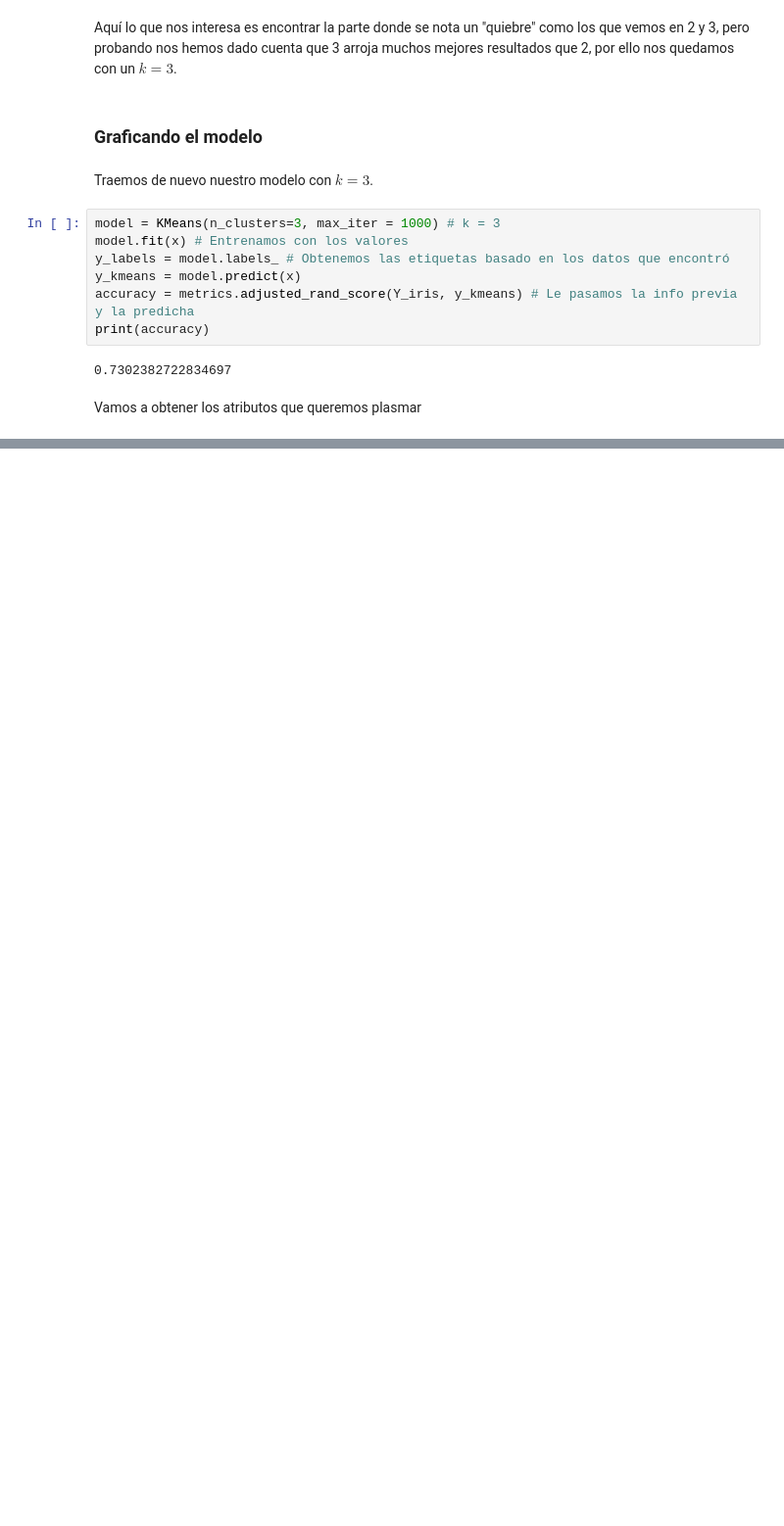
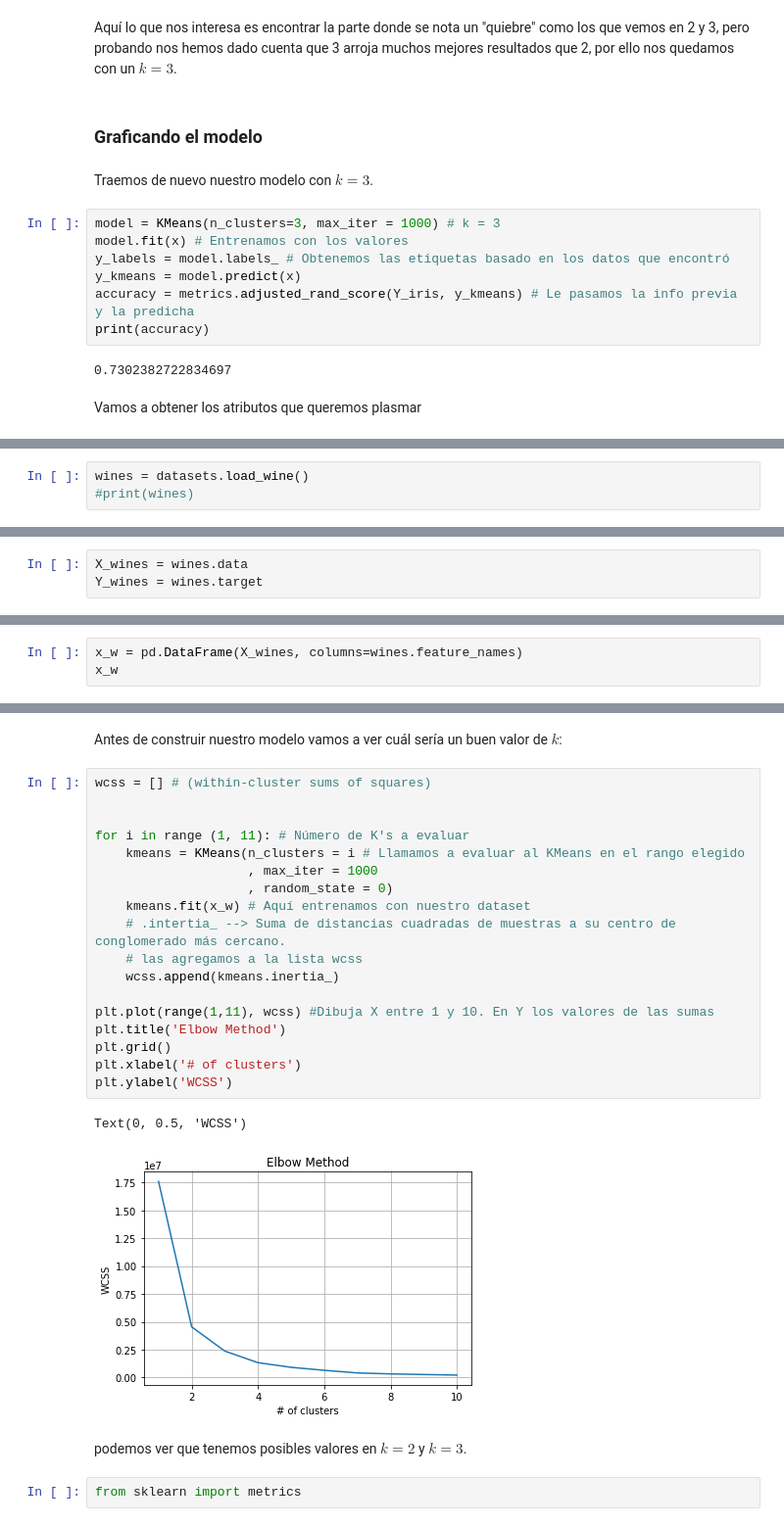
Before and after one commit to abdielgv162/Data-Science-Machine-Learning-Notes, a Jupyter notebook: Fundamentos_Practicos_de_Machine_Learning/Fundamentos_Practicos_de_Machine_Learning.ipynb, the cells around one changed output, grey strips where cells are left out. Shown at 98% size. Saved outputs shown, nothing was run; the diff lists cells and outputs as text; blank space fills up the shorter version.

```diff
--- a/Fundamentos_Practicos_de_Machine_Learning/Fundamentos_Practicos_de_Machine_Learning.ipynb
+++ b/Fundamentos_Practicos_de_Machine_Learning/Fundamentos_Practicos_de_Machine_Learning.ipynb
@@ -2368,0 +2407,3 @@ Text(0, 0.5, 'Petal Width')
+# %%
+wines = datasets.load_wine()
+#print(wines)
@@ -2368,0 +2416,3 @@ Text(0, 0.5, 'Petal Width')
+# %%
+X_wines = wines.data
+Y_wines = wines.target
@@ -2368,0 +2421,3 @@ Text(0, 0.5, 'Petal Width')
+# %%
+x_w = pd.DataFrame(X_wines, columns=wines.feature_names)
+x_w
@@ -2368,0 +2503,27 @@ Text(0, 0.5, 'Petal Width')
+# %% [markdown]
+Antes de construir nuestro modelo vamos a ver cuál sería un buen valor de $k$:
+# %%
+wcss = [] # (within-cluster sums of squares)
+
+
+for i in range (1, 11): # Número de K's a evaluar
+    kmeans = KMeans(n_clusters = i # Llamamos a evaluar al KMeans en el rango elegido
+                    , max_iter = 1000
+                    , random_state = 0)
+    kmeans.fit(x_w) # Aquí entrenamos con nuestro dataset
+    # .intertia_ --> Suma de distancias cuadradas de muestras a su centro de conglomerado más cercano.
+    # las agregamos a la lista wcss
+    wcss.append(kmeans.inertia_)
+
+plt.plot(range(1,11), wcss) #Dibuja X entre 1 y 10. En Y los valores de las sumas
+plt.title('Elbow Method')
+plt.grid()
+plt.xlabel('# of clusters')
+plt.ylabel('WCSS')
+# %% [output]
+Text(0, 0.5, 'WCSS')
+[figure, added]
+# %% [markdown]
+podemos ver que tenemos posibles valores en $k=2$ y $k=3$.
+# %%
+from sklearn import metrics
```
Also changed, not shown: parts of 52 cells of this notebook.
